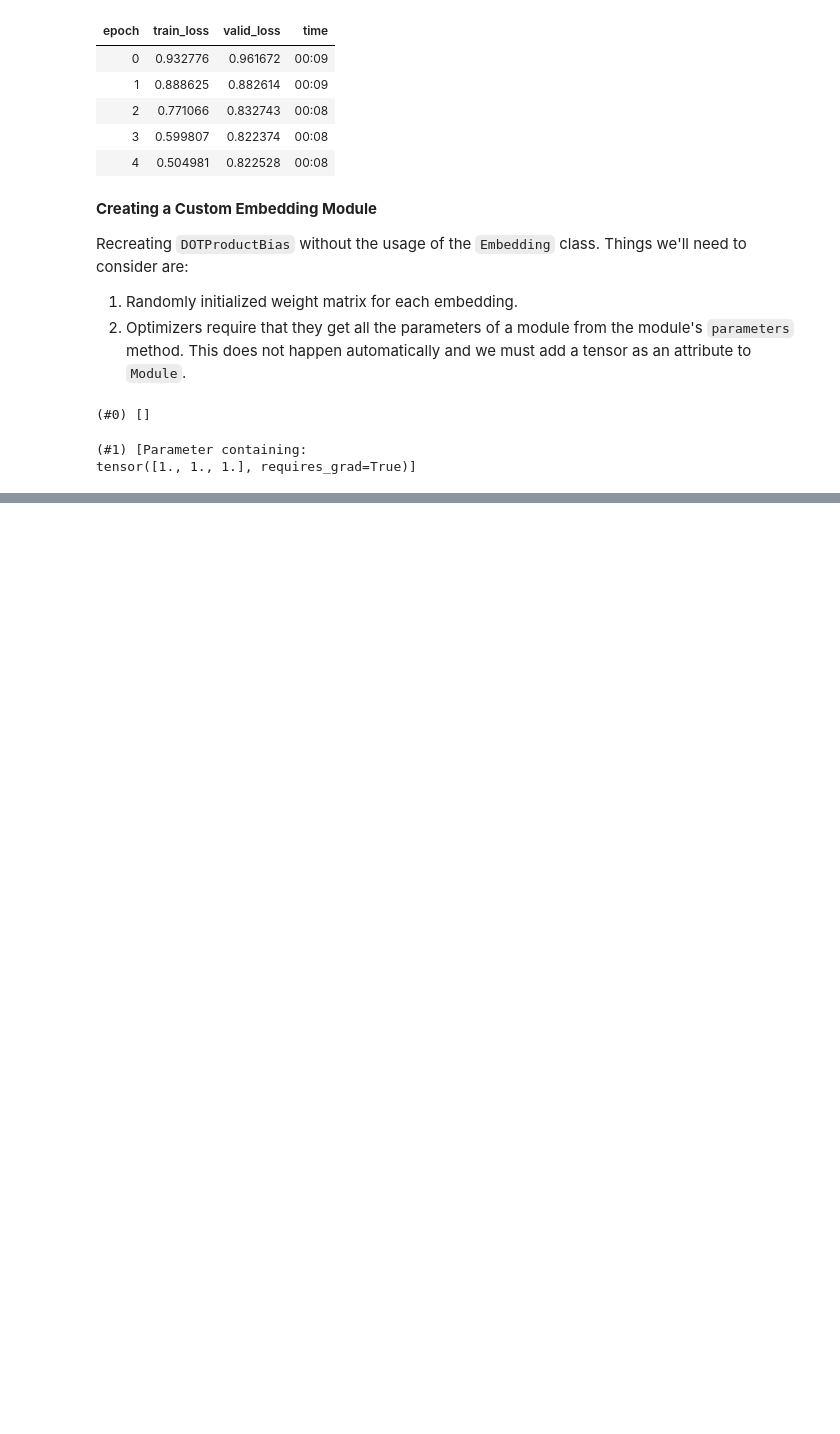
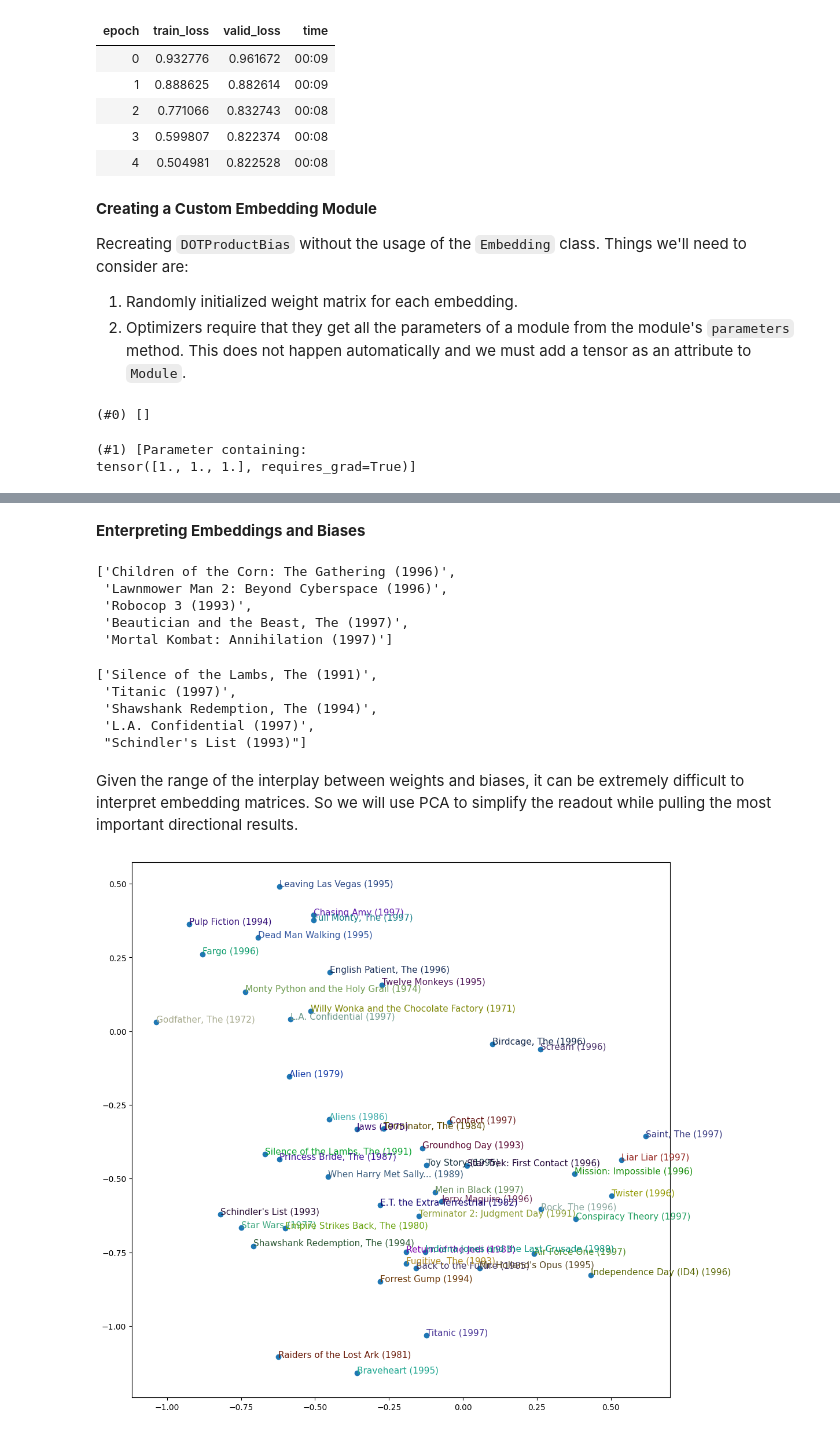
Before and after one commit to bil-ardhry/fastai_course_22, a Jupyter notebook: Collaborate_Filtering_Deepdive.ipynb, the cells around one changed output, grey strips where cells are left out. Saved outputs shown, nothing was run; the diff lists cells and outputs as text; code cells hidden in the pictures; blank space fills up the shorter version.

```diff
--- a/Collaborate_Filtering_Deepdive.ipynb
+++ b/Collaborate_Filtering_Deepdive.ipynb
@@ -326,0 +345,25 @@ tensor([1., 1., 1.], requires_grad=True)]
+# %%
+# Creating a tensor as a parameter, with random initialization
+def create_params(size):
+  return nn.Parameter(torch.zeros(*size).normal_(0, 0.01))
+# %%
+# Recreating DotProductBias without embedding
+class DotProductBias(Module):
+  def __init__(self, n_users, n_movies, n_factors, y_range=(0, 5.5)):
+    self.user_factors = create_params([n_users, n_factors])
+    self.user_bias = create_params([n_users])
+    self.movie_factors = create_params([n_movies, n_factors])
+    self.movie_bias = create_params([n_movies])
+    self.y_range = y_range
+
+  def forward(self, x):
+    users = self.user_factors[x[:, 0]]
+    movies = self.movie_factors[x[:, 1]]
+    result = (users * movies).sum(dim=1)
+    result += self.user_bias[x[:, 0]] + self.movie_bias[x[:, 1]]
+    return sigmoid_range(result, *self.y_range)
+# %%
+# Retraining, all else being equal
+model = DotProductBias(n_users, n_movies, 50)
+learn = Learner(dls, model, loss_func=MSELossFlat())
+learn.fit_one_cycle(5, 5e-3, wd=0.1)
@@ -326,0 +377,48 @@ tensor([1., 1., 1.], requires_grad=True)]
+# %% [markdown]
+**Enterpreting Embeddings and Biases**
+# %%
+# Picking movies with the lowest values in the bias vector to interpret our model's
+# results.
+movie_bias = learn.model.movie_bias.squeeze()
+idxs = movie_bias.argsort()[:5]
+[dls.classes['title'][i] for i in idxs]
+# %% [output]
+['Children of the Corn: The Gathering (1996)',
+ 'Lawnmower Man 2: Beyond Cyberspace (1996)',
+ 'Robocop 3 (1993)',
+ 'Beautician and the Beast, The (1997)',
+ 'Mortal Kombat: Annihilation (1997)']
+# %%
+# Here are movies with the highest biases.
+idxs = movie_bias.argsort(descending=True)[:5]
+[dls.classes['title'][i] for i in idxs]
+# %% [output]
+['Silence of the Lambs, The (1991)',
+ 'Titanic (1997)',
+ 'Shawshank Redemption, The (1994)',
+ 'L.A. Confidential (1997)',
+ "Schindler's List (1993)"]
+# %% [markdown]
+Given the range of the interplay between weights and biases, it can be extremely difficult to interpret embedding matrices. So we will use PCA to simplify the readout while pulling the most important directional results.
+# %%
+# Visualizing the movies using the two strongest PCA components
+g = ratings.groupby('title')['rating'].count()
+
+top_movies = g.sort_values(ascending=False).index.values[:1000]
+top_idxs = tensor([learn.dls.classes['title'].o2i[m] for m in top_movies])
+
+movie_w = learn.model.movie_factors[top_idxs].cpu().detach()
+movie_pca = movie_w.pca(3)
+fac0, fac1, fac2 = movie_pca.t()
+
+idxs = list(range(50))
+X = fac0[idxs]
+Y = fac1[idxs]
+
+plt.figure(figsize=(12, 12))
+plt.scatter(X, Y)
+for i, x, y in zip(top_movies[idxs], X, Y):
+  plt.text(x, y, i, color=np.random.rand(3)*0.7, fontsize=11)
+plt.show()
+# %% [output]
+[figure, added]
```
Also changed, not shown: parts of 8 cells of this notebook.
